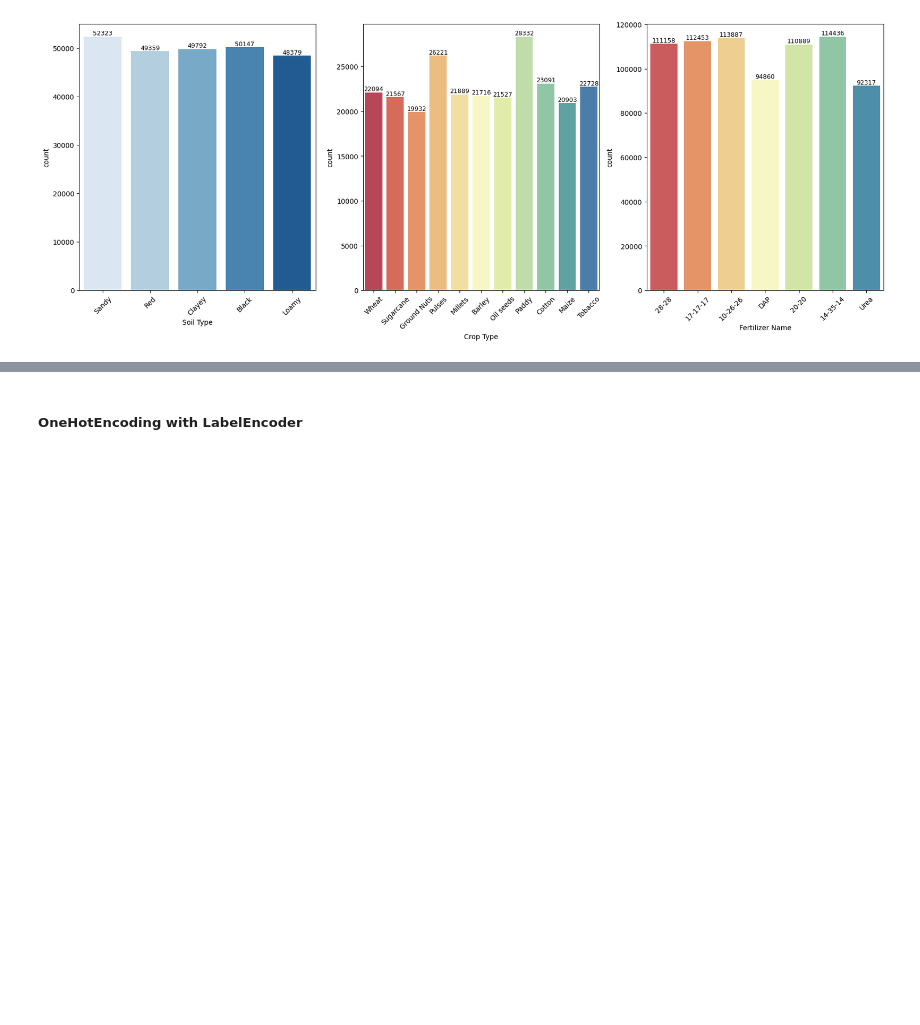
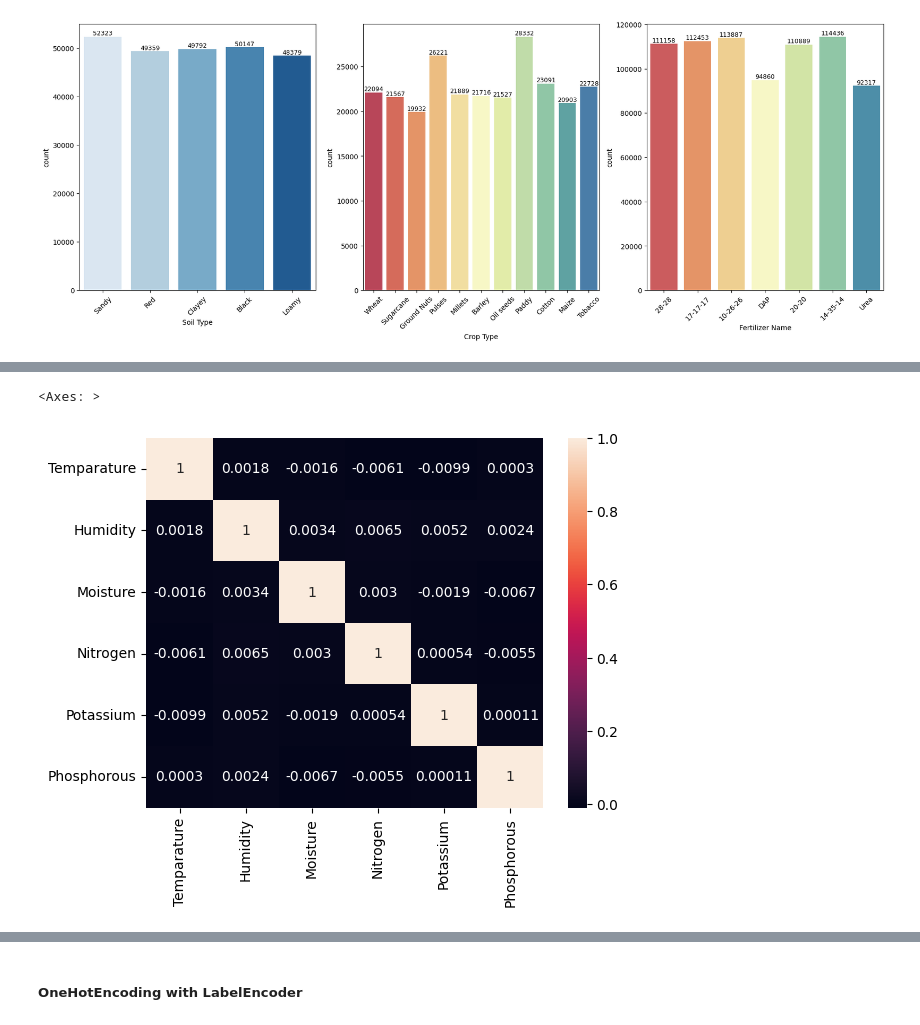
Before and after one commit to Viswa220522/predicting_optimal_fertilizers, a Jupyter notebook: EDA_predicting_optimal_fertilizers.ipynb, the cells around one changed output, grey strips where cells are left out. Drawn from its saved outputs; the diff is of its cells as text; code cells hidden in the pictures; blank space fills up the shorter version.

```diff
--- a/EDA_predicting_optimal_fertilizers.ipynb
+++ b/EDA_predicting_optimal_fertilizers.ipynb
@@ -245,0 +258,5 @@ axs[2].tick_params(axis = 'x', rotation = 45)
+# %%
+sns.heatmap(train_data.corr(numeric_only = True), annot = True)
+# %% [output]
+<Axes: >
+[figure, added]
```
Also changed, not shown: parts of 4 cells of this notebook.
